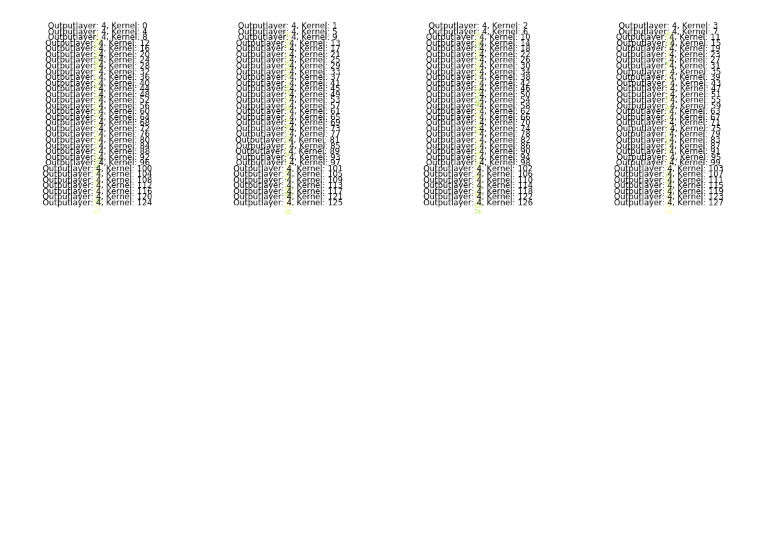
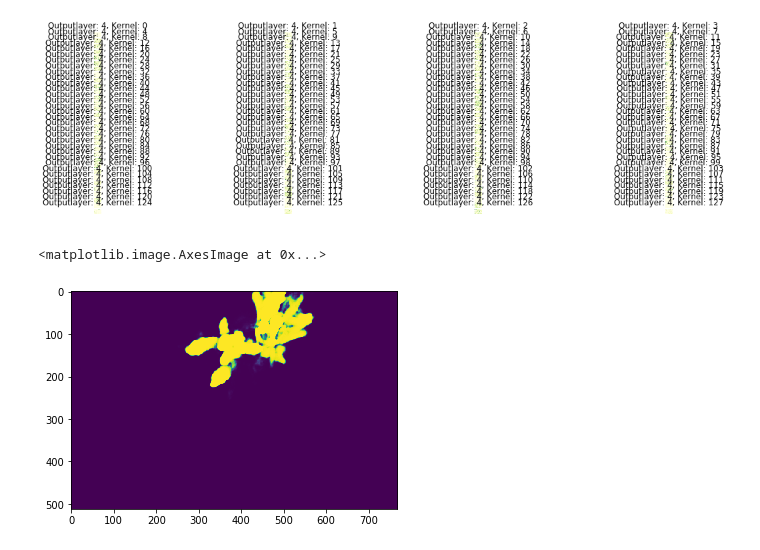
Before and after one commit to dschori/Rumex-Detection, a Jupyter notebook: notebooks/22_UNet_Layer_Visualization.ipynb, the cells around one changed output. Saved outputs shown, nothing was run; the diff lists cells and outputs as text; code cells hidden in the pictures; blank space fills up the shorter version.

```diff
--- a/notebooks/22_UNet_Layer_Visualization.ipynb
+++ b/notebooks/22_UNet_Layer_Visualization.ipynb
@@ -140 +171,9 @@ Number of Kernels: 128
+# %%
+pred = model.predict(img.reshape(1,512,768,3))
+
+imshow(pred[:,:,:,0].reshape(512,768))
+#imshow(img)
+# %% [output]
+<matplotlib.image.AxesImage at 0x...>
+[figure, added]
 # %%
```
Also changed, not shown: parts of 16 cells of this notebook, 26 other files.
